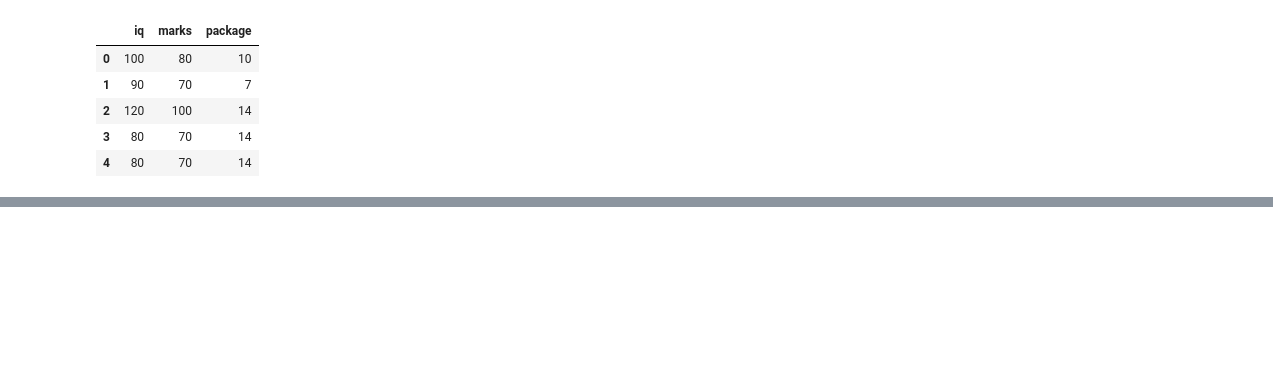
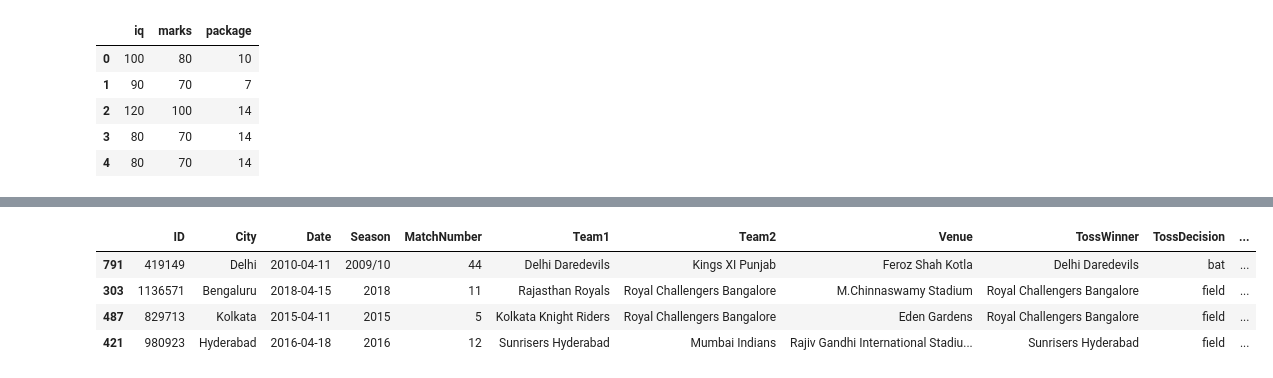
Before and after one commit to ShehrazSarwar/Python-Data-Analysis, a Jupyter notebook: Pandas DataFrame/Important_DataFrame_Methods.ipynb, the cells around one changed output, grey strips where cells are left out. Drawn from its saved outputs; the diff is of its cells as text; code cells hidden in the pictures; blank space fills up the shorter version.

```diff
--- a/Pandas DataFrame/Important_DataFrame_Methods.ipynb
+++ b/Pandas DataFrame/Important_DataFrame_Methods.ipynb
@@ -607,0 +635,9 @@ marks
+# %%
+# find the last match played by virat kholi in Dehli
+ipl.sample(4)
+# %% [output]
+|  | ID | City | Date | Season | MatchNumber | Team1 | Team2 | Venue | TossWinner | TossDecision | ... |
+| 791 | 419149 | Delhi | 2010-04-11 | 2009/10 | 44 | Delhi Daredevils | Kings XI Punjab | Feroz Shah Kotla | Delhi Daredevils | bat | ... |
+| 303 | 1136571 | Bengaluru | 2018-04-15 | 2018 | 11 | Rajasthan Royals | Royal Challengers Bangalore | M.Chinnaswamy Stadium | Royal Challengers Bangalore | field | ... |
+| 487 | 829713 | Kolkata | 2015-04-11 | 2015 | 5 | Kolkata Knight Riders | Royal Challengers Bangalore | Eden Gardens | Royal Challengers Bangalore | field | ... |
+| 421 | 980923 | Hyderabad | 2016-04-18 | 2016 | 12 | Sunrisers Hyderabad | Mumbai Indians | Rajiv Gandhi International Stadiu... | Sunrisers Hyderabad | field | ... |
```
Also changed, not shown: parts of 4 cells of this notebook.
